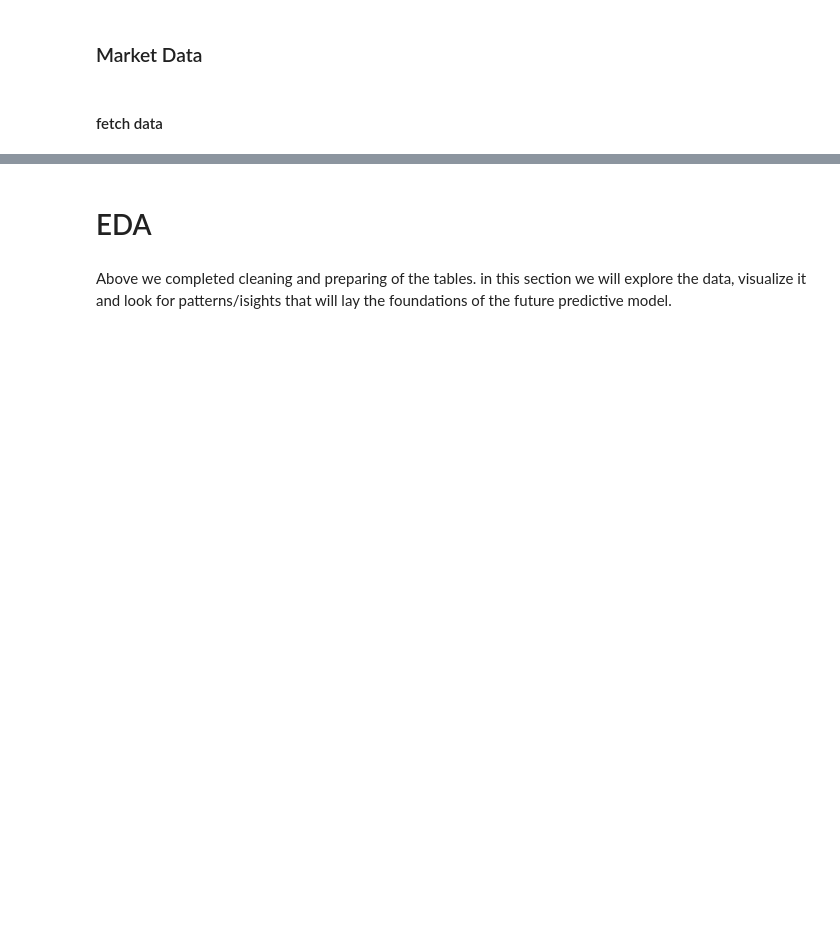
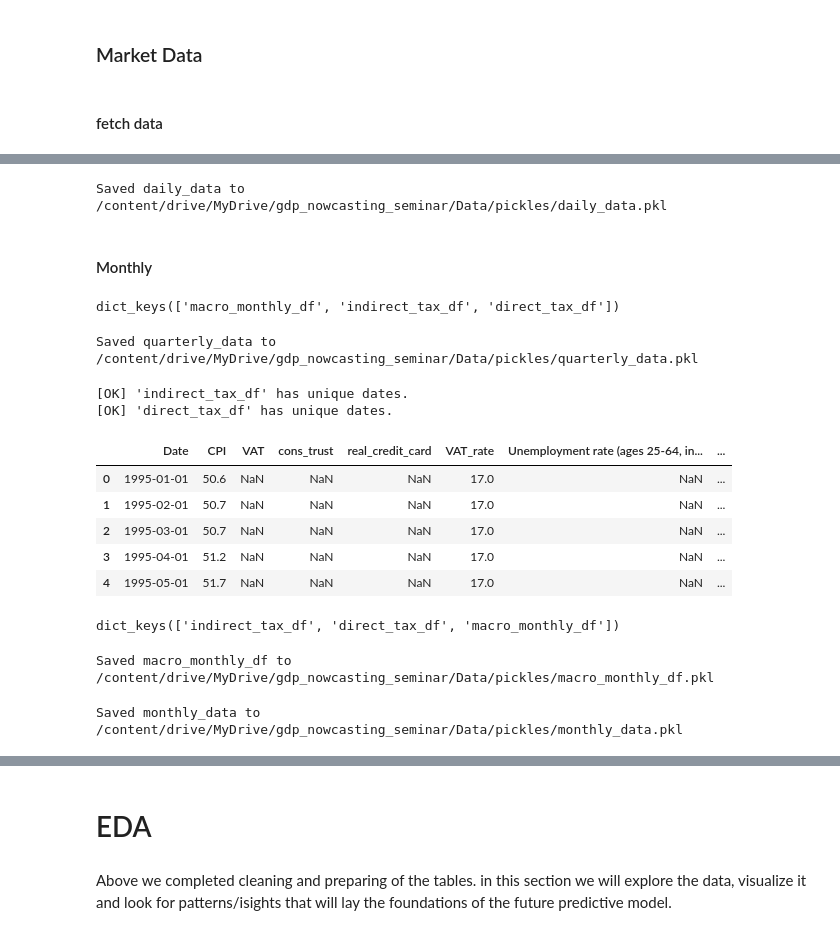
Before and after one commit to EladBenjo/gdp_nowcasting_seminar, a Jupyter notebook: Notebooks/gdp_nowcasting.ipynb, the cells around one changed output, grey strips where cells are left out. Saved outputs shown, nothing was run; the diff lists cells and outputs as text; code cells hidden in the pictures; blank space fills up the shorter version.

```diff
--- a/Notebooks/gdp_nowcasting.ipynb
+++ b/Notebooks/gdp_nowcasting.ipynb
@@ -383,8 +379,8 @@ memory usage: 30.4+ KB
 # %%
-data_frames['indirect_tax_df'].drop(columns=['month_year'], inplace=True)
+data_frames['indirect_tax_df'].drop(columns=['month_year_clean'], inplace=True)
 # %%
-data_frames['indirect_tax_df'] = clean_percentage_columns(data_frames['indirect_tax_df'])
-data_frames['indirect_tax_df'] = convert_object_columns_to_float(data_frames['indirect_tax_df'])
+data_frames['indirect_tax_df'] = preprocessing.clean_percentage_columns(data_frames['indirect_tax_df'])
+data_frames['indirect_tax_df'] = preprocessing.convert_object_columns_to_float(data_frames['indirect_tax_df'])
 # %%
 data_frames['indirect_tax_df'].info()
 # %% [output]
@@ -681,0 +885,32 @@ series_data = market_data.fetch_series(tickers, start='1995-01-01')
+# %%
+util.save_all_dfs_to_drive({'daily_data': daily_data})
+# %% [output]
+Saved daily_data to /content/drive/MyDrive/gdp_nowcasting_seminar/Data/pickles/daily_data.pkl
+# %% [markdown]
+#### Monthly
+# %%
+data_frames.keys()
+# %% [output]
+dict_keys(['macro_monthly_df', 'indirect_tax_df', 'direct_tax_df'])
+# %%
+quarterly_data = data_frames.pop('macro_quarterly_df')
+# %%
+util.save_all_dfs_to_drive({'quarterly_data': quarterly_data})
+# %% [output]
+Saved quarterly_data to /content/drive/MyDrive/gdp_nowcasting_seminar/Data/pickles/quarterly_data.pkl
+# %%
+util.check_duplicate_indices(data_frames)
+# %% [output]
+[OK] 'indirect_tax_df' has unique dates.
+[OK] 'direct_tax_df' has unique dates.
+# %%
+macro_monthly_df = data_frames.pop('macro_monthly_df')
+# %%
+macro_monthly_df.head()
+# %% [output]
+|  | Date | CPI | VAT | cons_trust | real_credit_card | VAT_rate | Unemployment rate (ages 25-64, in... | ... |
+| 0 | 1995-01-01 | 50.6 | NaN | NaN | NaN | 17.0 | NaN | ... |
+| 1 | 1995-02-01 | 50.7 | NaN | NaN | NaN | 17.0 | NaN | ... |
+| 2 | 1995-03-01 | 50.7 | NaN | NaN | NaN | 17.0 | NaN | ... |
+| 3 | 1995-04-01 | 51.2 | NaN | NaN | NaN | 17.0 | NaN | ... |
+| 4 | 1995-05-01 | 51.7 | NaN | NaN | NaN | 17.0 | NaN | ... |
@@ -681,0 +919,8 @@ series_data = market_data.fetch_series(tickers, start='1995-01-01')
+# %%
+data_frames.keys()
+# %% [output]
+dict_keys(['indirect_tax_df', 'direct_tax_df', 'macro_monthly_df'])
+# %%
+util.save_all_dfs_to_drive({'macro_monthly_df': macro_monthly_df})
+# %% [output]
+Saved macro_monthly_df to /content/drive/MyDrive/gdp_nowcasting_seminar/Data/pickles/macro_monthly_df.pkl
@@ -681,0 +929,4 @@ series_data = market_data.fetch_series(tickers, start='1995-01-01')
+# %%
+util.save_all_dfs_to_drive({'monthly_data': monthly_data})
+# %% [output]
+Saved monthly_data to /content/drive/MyDrive/gdp_nowcasting_seminar/Data/pickles/monthly_data.pkl
```
Also changed, not shown: parts of 71 cells of this notebook, 4 other files.
